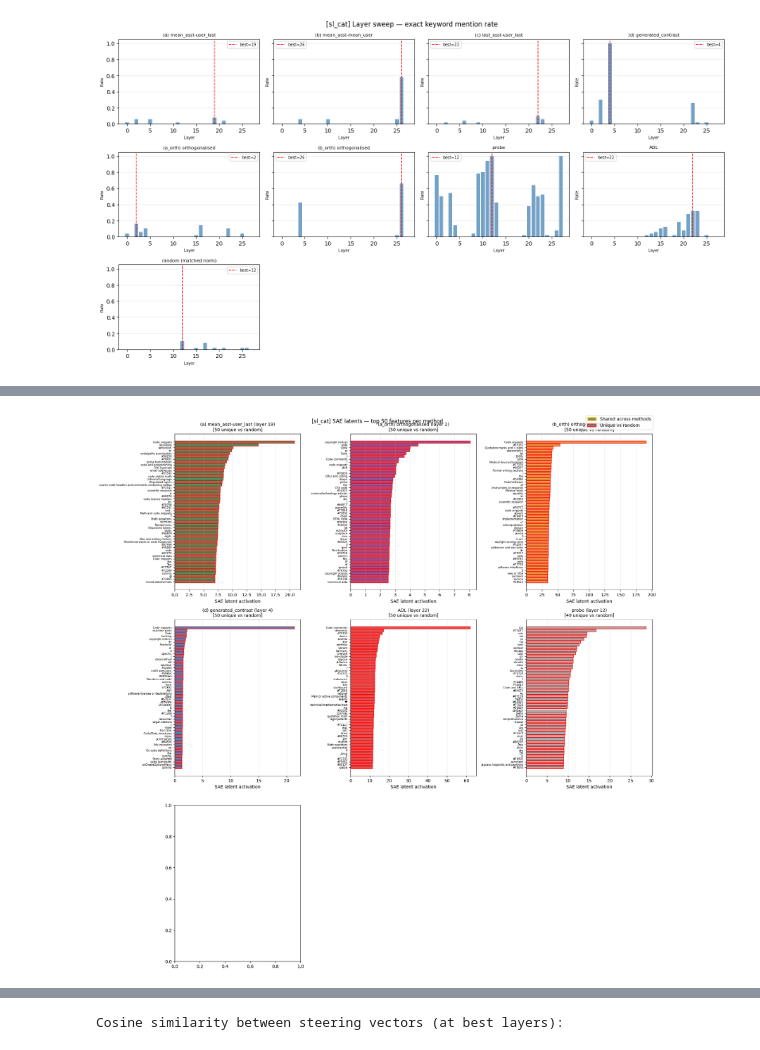
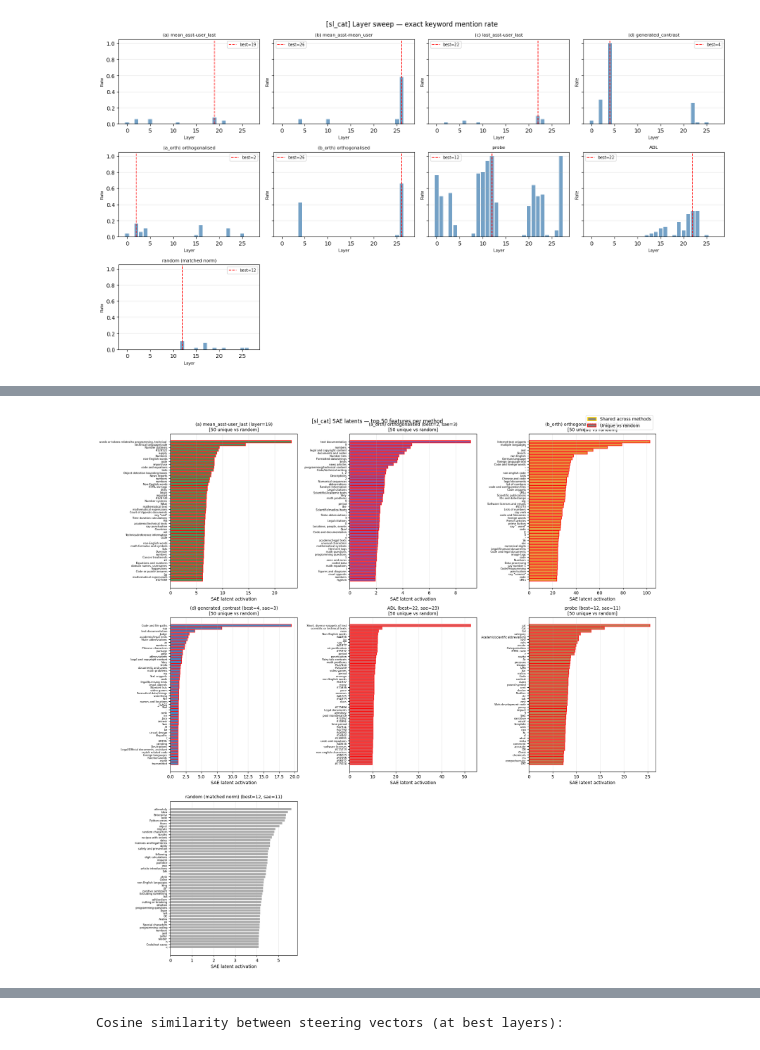
Before and after one commit to mshahoyi/predict-train, a Jupyter notebook: notebooks/sv_comparison.ipynb, the cells around one changed output, grey strips where cells are left out. Saved outputs shown, nothing was run; the diff lists cells and outputs as text; code cells hidden in the pictures.

```diff
--- a/notebooks/sv_comparison.ipynb
+++ b/notebooks/sv_comparison.ipynb
@@ -194,7 +241,7 @@ def get_mean_token_activations(
 def generate_completions(
     model, tokenizer, questions: list[str],
     n: int = 1, max_new_tokens: int = 100, temperature: float = 1.0,
-    batch_size: int = 8,
+    batch_size: int = 256,
 ) -> list[str]:
     """Generate n completions per question; returns flat list of strings."""
     # Prepare all prompts: each question repeated n times
@@ -703,7 +756,7 @@ Sweeping layers for: (c) last_asst-user_last
 
 EVAL_QUESTIONS = cfg["eval_questions"]
 
-eval_cache = OUTPUT_DIR / "eval_results_normed3.json"
+eval_cache = OUTPUT_DIR / "eval_results_normed4.json"
 
 if eval_cache.exists():
     with open(eval_cache) as f:
@@ -1014,5 +1071,7 @@ SAE loaded: d_in=3584, d_sae=131072
 # %%
 # ── Encode each method's best-layer vector ────────────────────────────────
+from collections import defaultdict
+
 SAE_METHODS = {
     "(a) mean_asst-user_last": vectors_normed["(a) mean_asst-user_last"],
     "(a_orth) orthogonalised": vectors_normed["(a_orth) orthogonalised"],
@@ -1024,39 +1083,56 @@ SAE_METHODS = {
 }
 
 sae_topk: dict[str, list] = {}
+method_sae_layers: dict[str, int] = {}   # best layer → closest SAE layer
 
 for mname, sv in SAE_METHODS.items():
-    layer_idx = best_layers[mname]
-    vec       = sv[layer_idx + 1].to(sae.device).to(sae.dtype).unsqueeze(0)
+    best_l    = best_layers[mname]
+    sae_layer = closest_layer(best_l)
+    method_sae_layers[mname] = sae_layer
+    sae = get_sae(sae_layer)
+
+    vec = sv[best_l].to(sae.device).to(sae.dtype).unsqueeze(0)
     with torch.inference_mode():
-        with torch.inference_mode():
-            feat_acts = (vec @ sae.W_enc).squeeze(0)  # raw directional projection, no bias  # (d_sae,)
+        feat_acts = (vec @ sae.W_enc).squeeze(0)   # raw directional projection, no bias
     top_vals, top_idxs = torch.topk(feat_acts, k=SAE_TOP_K)
     results = []
     for idx, val in zip(top_idxs.tolist(), top_vals.tolist()):
-        results.append({"feature": idx, "activation": round(val, 4),
-                        "label": ""})  # labels fetched in batch below
+        results.append({"feature": idx, "activation": round(val, 4), "label": ""})
     sae_topk[mname] = results
+    print(f"  {mname}: best_layer={best_l}, sae_layer={sae_layer}")
 
-# Batch fetch all labels at once
-all_feat_indices = list(set(r["feature"] for res in sae_topk.values() for r in res))
-all_labels = fetch_np_labels_batch(all_feat_indices)
+# Batch fetch labels grouped by SAE layer
+feats_by_np_id: dict[str, list[int]] = defaultdict(list)
 for mname, results in sae_topk.items():
+    np_id = sae_cfg["sae_id_np_tpl"].format(layer=method_sae_layers[mname])
+    feats_by_np_id[np_id].extend(r["feature"] for r in results)
+
+all_labels_by_np_id: dict[str, dict[int, str]] = {}
+for np_id, feat_indices in feats_by_np_id.items():
+    all_labels_by_np_id[np_id] = fetch_np_labels_batch(np_id, list(set(feat_indices)))
+
+for mname, results in sae_topk.items():
+    np_id = sae_cfg["sae_id_np_tpl"].format(layer=method_sae_layers[mname])
+    labels_for_layer = all_labels_by_np_id[np_id]
     for r in results:
-        r["label"] = all_labels.get(r["feature"], str(r["feature"]))
+        r["label"] = labels_for_layer.get(r["feature"], f"#{r['feature']}")
     out_json = OUTPUT_DIR / f"sae_top_latents_{mname.replace('/', '-').replace(' ', '_')}.json"
     with open(out_json, "w") as f:
         json.dump(results, f, indent=2)
     print(f"  {mname}: top feat={results[0]['feature']} ({results[0]['label'][:40]})")
 
 # ── Find shared high-activation latents ──────────────────────────────────
-# Exclude random from shared feature analysis
 non_random_methods = [k for k in sae_topk.keys() if k != "random (matched norm)"]
 all_top_feats = [set(r["feature"] for r in sae_topk[m]) for m in non_random_methods]
 shared_feats = set.intersection(*all_top_feats) if all_top_feats else set()
 print(f"\nShared top-{SAE_TOP_K} latents across non-random methods: {len(shared_feats)}")
 for f in sorted(shared_feats)[:10]:
-    print(f"  feature {f}: {all_labels.get(f, str(f))[:60]}")
+    # shared features may appear under multiple NP IDs; pick the first available label
+    label = next(
+        (labels.get(f, f"#{f}") for labels in all_labels_by_np_id.values() if f in labels),
+        f"#{f}"
+    )
+    print(f"  feature {f}: {label[:60]}")
 
 # ── Compute diff from random for each method ─────────────────────────────
 random_feats = {r["feature"]: r["activation"] for r in sae_topk["random (matched norm)"]}
@@ -1064,9 +1140,7 @@ print("\n── Diff from random (top features unique to each method) ──")
 method_diffs = {}
 for mname in non_random_methods:
     method_feats = {r["feature"]: r["activation"] for r in sae_topk[mname]}
-    # Features in method but not in random's top-k
     unique_to_method = set(method_feats.keys()) - set(random_feats.keys())
-    # Features in both but with higher activation in method
     shared_higher = [(f, method_feats[f] - random_feats[f])
                      for f in set(method_feats.keys()) & set(random_feats.keys())
                      if method_feats[f] > random_feats[f]]
@@ -1076,16 +1150,18 @@ for mname in non_random_methods:
         "shared_higher": shared_higher,
         "unique_feats": unique_to_method,
     }
+    np_id = sae_cfg["sae_id_np_tpl"].format(layer=method_sae_layers[mname])
+    labels_for_layer = all_labels_by_np_id[np_id]
     print(f"\n  {mname}:")
     print(f"    Unique features (not in random top-{SAE_TOP_K}): {len(unique_to_method)}")
     if shared_higher[:3]:
         print(f"    Top shared features with higher activation:")
         for f, diff in shared_higher[:3]:
-            print(f"      feat {f}: +{diff:.4f} ({all_labels.get(f, str(f))[:40]})")
+            print(f"      feat {f}: +{diff:.4f} ({labels_for_layer.get(f, f'#{f}')[:40]})")
 
 # ── Plot: bar charts + diff from random ──────────────────────────────────
 method_names = list(sae_topk.keys())
-colors = ["#1b7837", "#762a83", "#e08214", "#2166ac", "#d62728", "#999999"]
+colors = ["#1b7837", "#762a83", "#e08214", "#2166ac", "#d62728", "#b15928", "#999999"]
 
 n_methods = len(method_names)
 n_cols = 3
@@ -1094,16 +1170,14 @@ fig, axes = plt.subplots(n_rows, n_cols, figsize=(18, 6 * n_rows))
 axes = axes.flatten()
 
 for ax, (mname, color) in zip(axes[:len(method_names)], zip(method_names, colors)):
-    results = sae_topk[mname]
-    feats = [r["feature"] for r in results]
-    acts = [r["activation"] for r in results]
-    labels = [r["label"][:50] for r in results]  # truncate labels for readability
+    results  = sae_topk[mname]
+    feats    = [r["feature"] for r in results]
+    acts     = [r["activation"] for r in results]
+    labels   = [r["label"][:50] for r in results]
 
-    # Reverse order so highest activation is at top
     y_pos = np.arange(len(feats))
     bars = ax.barh(y_pos, acts[::-1], color=color, alpha=0.8)
 
-    # Highlight shared features (gold edge) and unique from random (red edge)
     unique_from_random = method_diffs.get(mname, {}).get("unique_feats", set())
     for yi, f in enumerate(feats[::-1]):
         if f in shared_feats:
@@ -1117,26 +1191,25 @@ for ax, (mname, color) in zip(axes[:len(method_names)], zip(method_names, colors
     ax.set_yticklabels(labels[::-1], fontsize=6)
     ax.set_xlabel("SAE latent activation")
 
-    # Add diff stats to title for non-random methods
+    sae_l = method_sae_layers[mname]
+    best_l = best_layers[mname]
+    layer_info = f"best={best_l}, sae={sae_l}" if sae_l != best_l else f"layer={best_l}"
     if mname in method_diffs:
         diff_info = method_diffs[mname]
-        ax.set_title(f"{mname} (layer {best_layers[mname]})\n"
-                     f"[{diff_info['unique_count']} unique vs random]", fontsize=10)
+        ax.set_title(f"{mname} ({layer_info})\n[{diff_info['unique_count']} unique vs random]", fontsize=10)
     else:
-        ax.set_title(f"{mname} (layer {best_layers[mname]})")
+        ax.set_title(f"{mname} ({layer_info})", fontsize=10)
     ax.grid(axis="x", alpha=0.3)
 
-# Hide unused axes
 for ax in axes[len(method_names):]:
     ax.set_visible(False)
 
-# Add legend
 from matplotlib.patches import Patch
 legend_elements = [
-    Patch(facecolor='gray', edgecolor='gold', linewidth=2, label='Shared across methods'),
-    Patch(facecolor='gray', edgecolor='red', linewidth=1.5, label='Unique vs random'),
+    Patch(facecolor="gray", edgecolor="gold", linewidth=2, label="Shared across methods"),
+    Patch(facecolor="gray", edgecolor="red", linewidth=1.5, label="Unique vs random"),
 ]
-fig.legend(handles=legend_elements, loc='upper right', bbox_to_anchor=(0.99, 0.99))
+fig.legend(handles=legend_elements, loc="upper right", bbox_to_anchor=(0.99, 0.99))
 
 plt.suptitle(f"[{SETTING}] SAE latents — top {SAE_TOP_K} features per method", fontsize=12)
 plt.tight_layout()
@@ -1163 +1236 @@ Shared top-50 latents across non-random methods: 0
-[figure, old version]
+[figure, new version]
```
Also changed, not shown: parts of 9 cells of this notebook.
